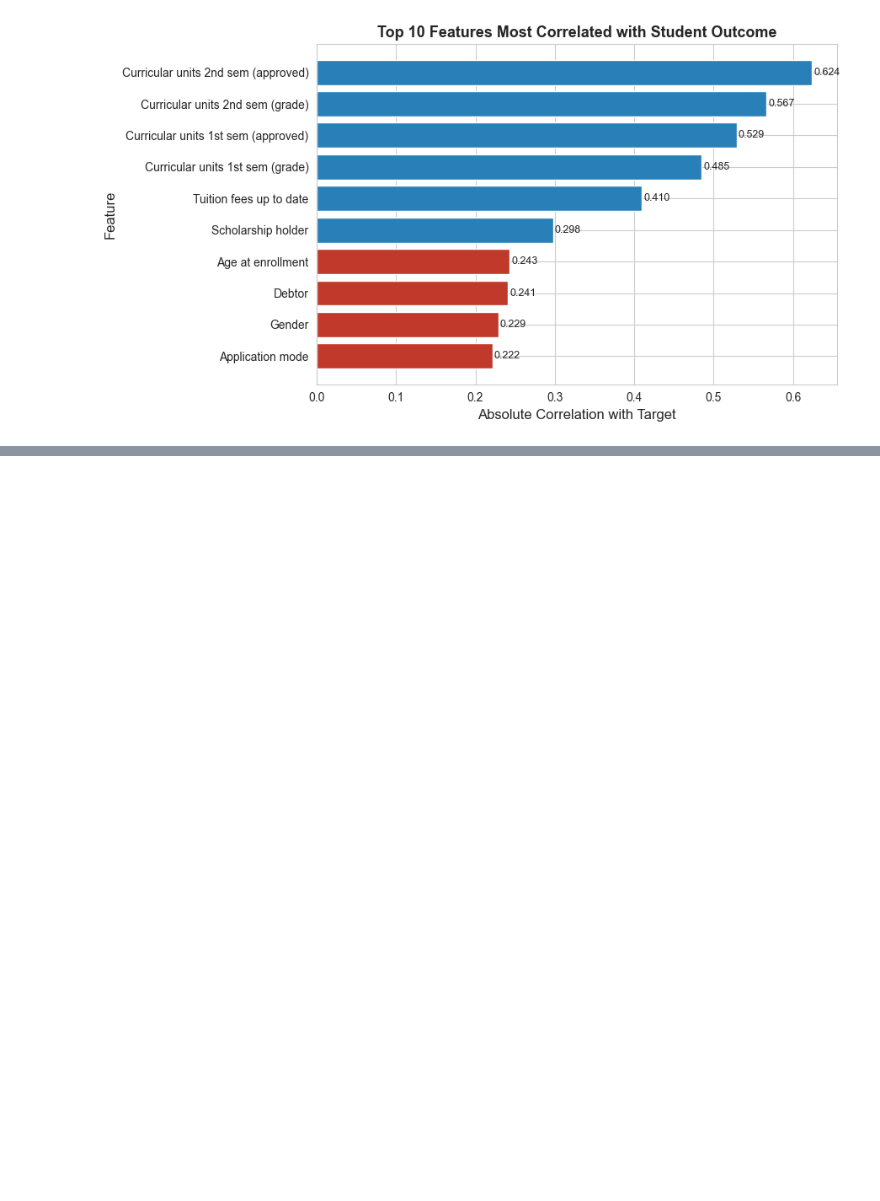
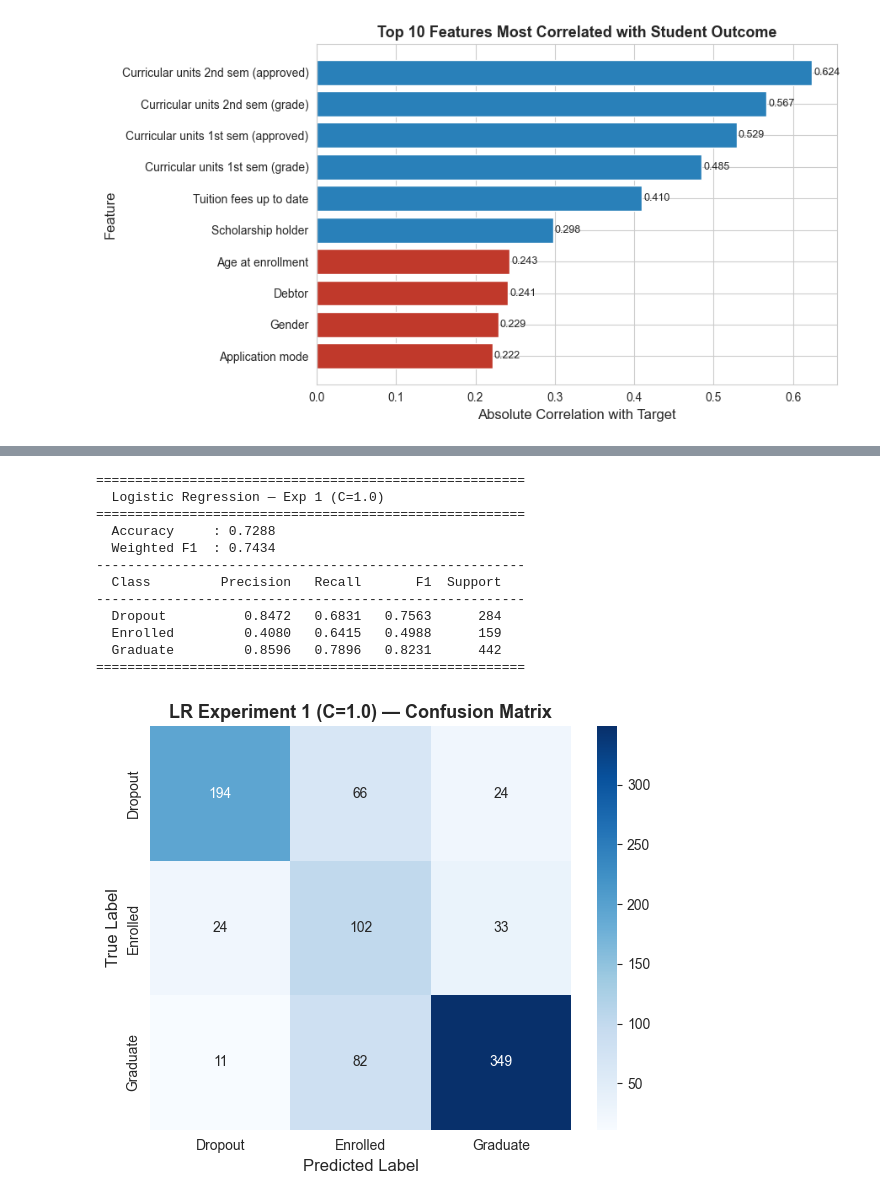
Before and after one commit to Ebi-Tech/academic-risk-classifier, a Jupyter notebook: Assignment1_DivineIfechukwude.ipynb, the cells around one changed output, grey strips where cells are left out. Drawn from its saved outputs; the diff is of its cells as text; code cells hidden in the pictures; blank space fills up the shorter version.

```diff
--- a/Assignment1_DivineIfechukwude.ipynb
+++ b/Assignment1_DivineIfechukwude.ipynb
@@ -237,0 +436,20 @@ plt.show()
+# %%
+classes, counts = np.unique(y_train, return_counts=True)
+N = len(y_train)
+K = len(classes)
+weights = N / (K * counts)
+class_weight_dict = dict(zip(classes.tolist(), weights.tolist()))
+
+print(f'N (training samples) = {N}')
+print(f'K (number of classes) = {K}')
+print()
+print(f'{"Class":>4}  {"Label":<12} {"N_c":>6}  {"Weight":>8}')
+print('-' * 38)
+for cls, cnt, wt in zip(classes, counts, weights):
+    print(f'{cls:>4}  {LABEL_NAMES[cls]:<12} {cnt:>6}  {wt:>8.4f}')
+
+print()
+minority_cls = classes[np.argmax(weights)]
+majority_cls = classes[np.argmin(weights)]
+print(f'Highest weight → class {minority_cls} ({LABEL_NAMES[minority_cls]}) — minority class, as expected.')
+print(f'Lowest  weight → class {majority_cls} ({LABEL_NAMES[majority_cls]}) — majority class, as expected.')
@@ -237,0 +606,35 @@ plt.show()
+# %%
+from sklearn.linear_model import LogisticRegression
+
+# Note: multi_class parameter was removed in sklearn 1.7;
+# solver='lbfgs' defaults to multinomial for multi-class problems.
+lr_exp1 = LogisticRegression(
+    C=1.0,
+    solver='lbfgs',
+    max_iter=1000,
+    class_weight=class_weight_dict,
+    random_state=RANDOM_STATE
+)
+lr_exp1.fit(X_train_scaled, y_train)
+y_pred_lr1 = lr_exp1.predict(X_test_scaled)
+
+metrics_lr1 = compute_metrics(y_test, y_pred_lr1)
+print_metrics(metrics_lr1, "Logistic Regression — Exp 1 (C=1.0)")
+plot_confusion_matrix(
+    metrics_lr1['confusion_matrix'],
+    title="LR Experiment 1 (C=1.0) — Confusion Matrix"
+)
+# %% [output]
+=======================================================
+  Logistic Regression — Exp 1 (C=1.0)
+=======================================================
+  Accuracy     : 0.7288
+  Weighted F1  : 0.7434
+-------------------------------------------------------
+  Class         Precision   Recall       F1  Support
+-------------------------------------------------------
+  Dropout          0.8472   0.6831   0.7563      284
+  Enrolled         0.4080   0.6415   0.4988      159
+  Graduate         0.8596   0.7896   0.8231      442
+=======================================================
+[figure, added]
```
Also changed, not shown: parts of 44 cells of this notebook.
